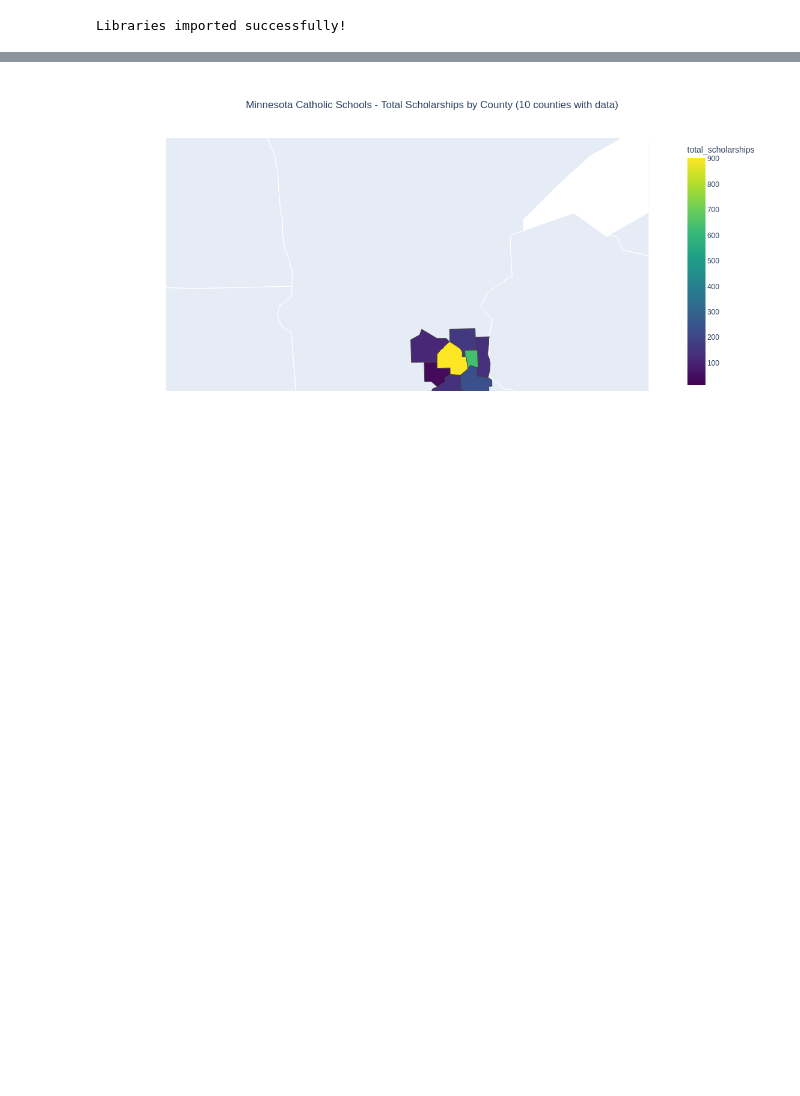
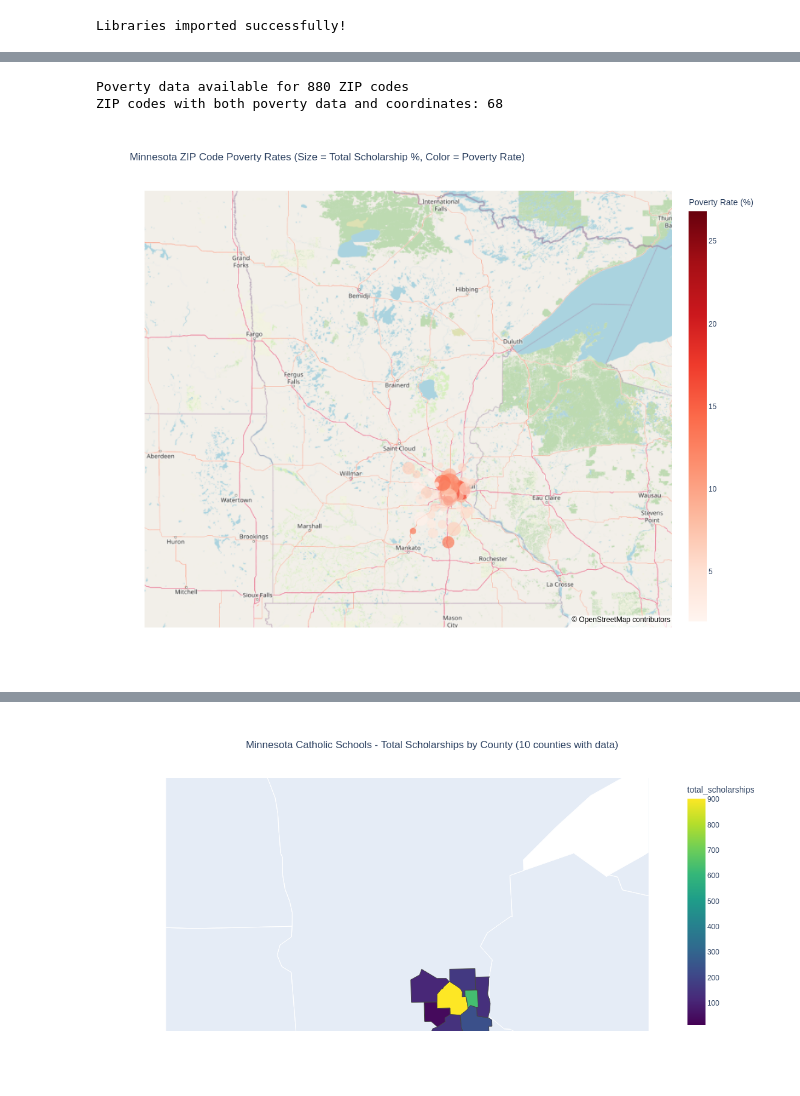
Before and after one commit to michaelblacklambda/education_graphs, a Jupyter notebook: minnesota_schools_map.ipynb, the cells around one changed output, grey strips where cells are left out. Cells and saved outputs as stored; diff of their text form; code cells hidden in the pictures; blank space fills up the shorter version.

```diff
--- a/minnesota_schools_map.ipynb
+++ b/minnesota_schools_map.ipynb
@@ -245,0 +398,72 @@ county_data.columns = ['county_fips', 'avg_tuition', 'total_scholarships', 'tota
+# %%
+# Create ZIP code poverty rate choropleth map
+# Note: For ZIP code level maps, we need ZIP boundary data
+# We'll use a scatter plot with ZIP coordinates and poverty rates as an alternative
+
+# Check if poverty data is available and has the required columns
+if 'poverty_df' in locals() and len(poverty_df) > 0 and 'zip_code' in poverty_df.columns and 'poverty_rate' in poverty_df.columns:
+    print(f"Poverty data available for {len(poverty_df)} ZIP codes")
+
+    # Aggregate school data by ZIP code to get scholarship information
+    zip_school_data = df_clean.groupby('zip_code').agg({
+        'Scholarships': 'sum',  # Total scholarships per ZIP
+        'Enrollment_Clean': 'sum',  # Total enrollment per ZIP
+        'School': lambda x: ', '.join(x),  # Join all school names with commas
+        'lat': 'first',  # Take first coordinate (they should be the same for same ZIP)
+        'lon': 'first'
+    }).reset_index()
+
+    # Calculate total scholarship percentage per ZIP code
+    zip_school_data['total_scholarship_percentage'] = (
+        zip_school_data['Scholarships'] / zip_school_data['Enrollment_Clean'] * 100
+    ).fillna(0)  # Handle any division by zero
+
+    # Merge poverty data with school and coordinate data
+    poverty_with_coords = poverty_df.merge(
+        zip_school_data,
+        on='zip_code',
+        how='inner'
+    )
+
+    print(f"ZIP codes with both poverty data and coordinates: {len(poverty_with_coords)}")
+
+    if len(poverty_with_coords) > 0:
+        # Create scatter map showing poverty rates by ZIP code with total scholarship percentage as size
+        fig_poverty = px.scatter_map(
+            poverty_with_coords,
+            lat='lat',
+            lon='lon',
+            color='poverty_rate',
+            size='total_scholarship_percentage',
+            hover_data={
+                'zip_code': True,
+                'poverty_rate': ':.1f',
+                'total_scholarship_percentage': ':.1f',
+                'Scholarships': True,
+                'Enrollment_Clean': True,
+                'School': True
+            },
+            color_continuous_scale='Reds',
+            size_max=25,
+            map_style='open-street-map',
+            title='Minnesota ZIP Code Poverty Rates (Size = Total Scholarship %, Color = Poverty Rate)',
+            labels={
+                'poverty_rate': 'Poverty Rate (%)',
+                'total_scholarship_percentage': 'Total Scholarship Percentage (%)'
+            },
+            zoom=6,
+            center={"lat": 46.0, "lon": -94.0}
+        )
+
+        fig_poverty.update_layout(height=900, width=1100)
+        fig_poverty.show()
+    else:
+        print("No ZIP codes found with both poverty data and coordinates")
+else:
+    print("ERROR: Poverty data is not available or doesn't have required columns.")
+    print("Please ensure the poverty data processing in the previous cells completed successfully.")
+    print("The poverty data should have 'zip_code' and 'poverty_rate' columns.")
+# %% [output]
+Poverty data available for 880 ZIP codes
+ZIP codes with both poverty data and coordinates: 68
+[figure, added]
```
Also changed, not shown: parts of 5 cells of this notebook.
